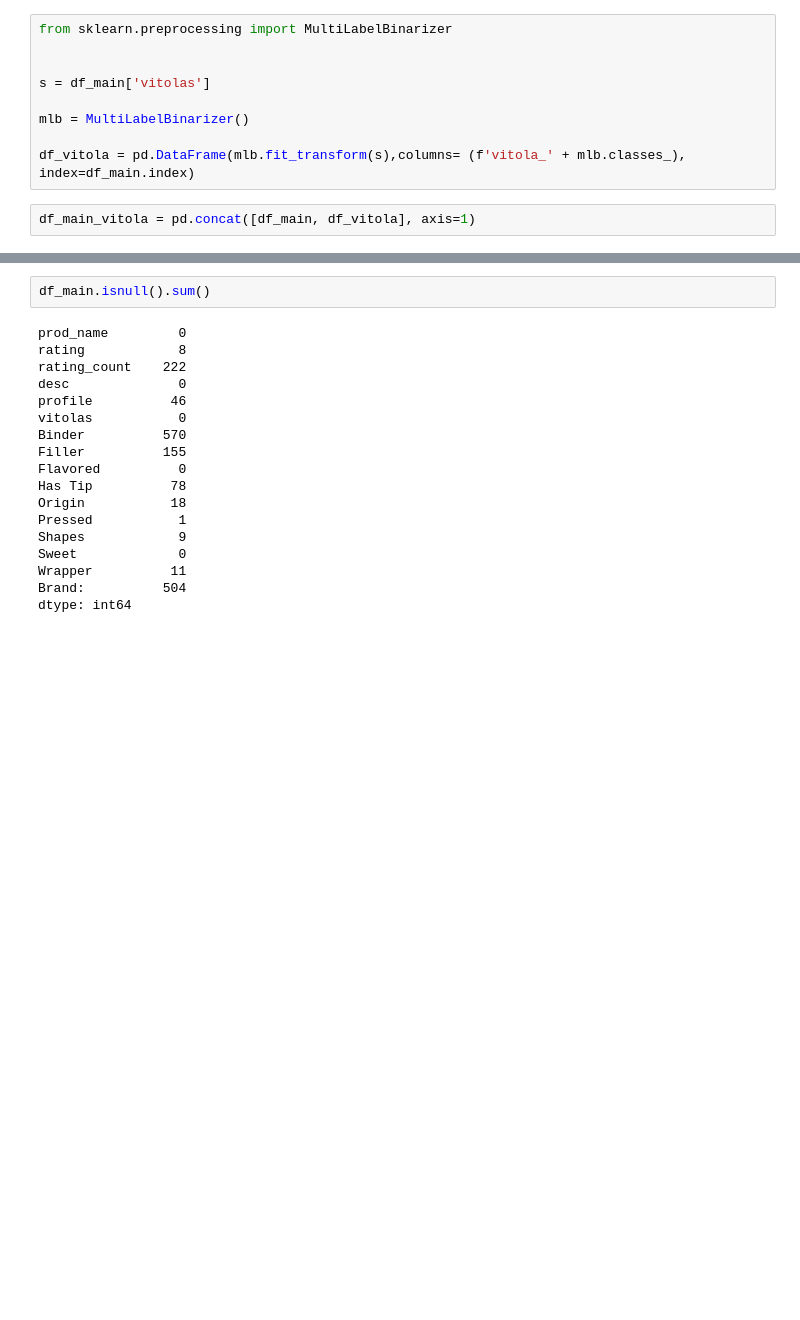
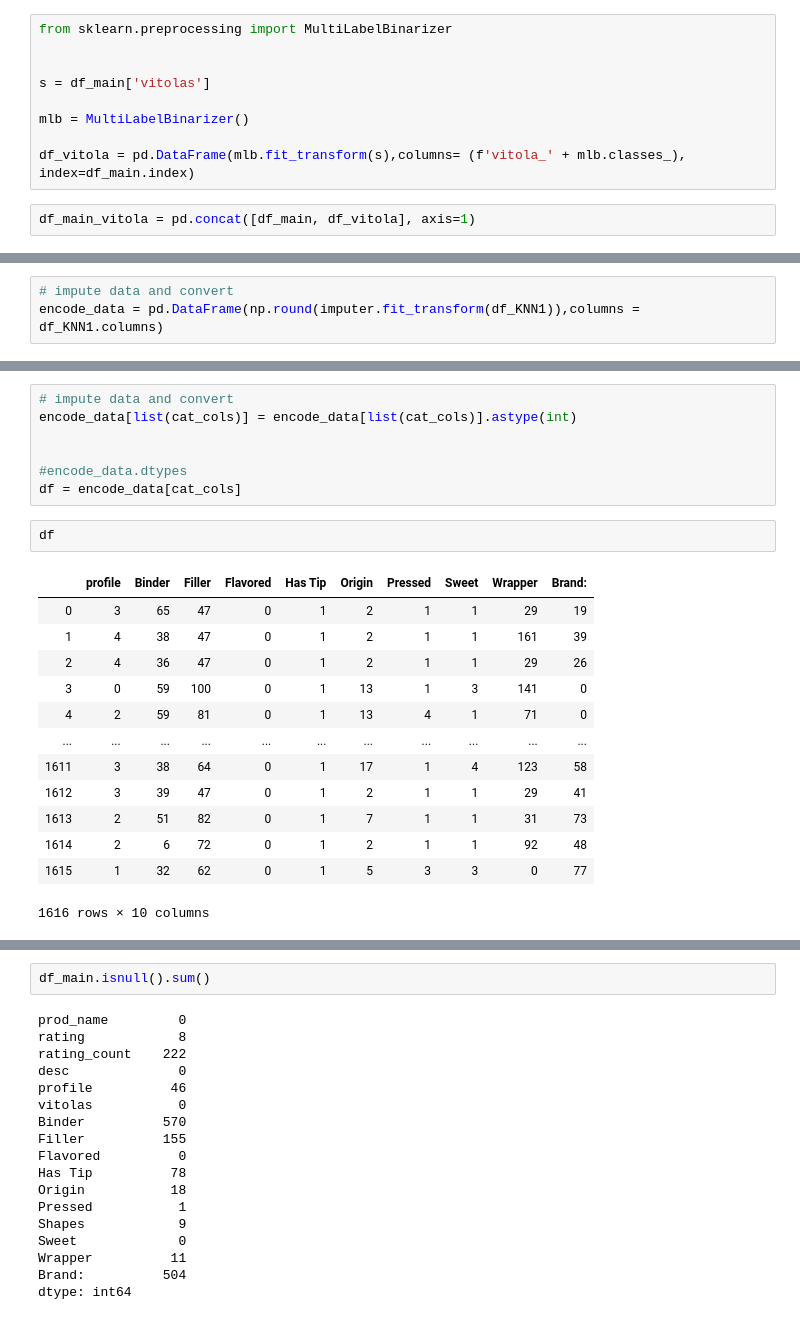
Before and after one commit to SteveRNewman/cigar_recommender, a Jupyter notebook: Working Capstone.ipynb, the cells around one changed output, grey strips where cells are left out. Cells and saved outputs as stored; diff of their text form; blank space fills up the shorter version.

```diff
--- a/Working Capstone.ipynb
+++ b/Working Capstone.ipynb
@@ -81,0 +164,3 @@ memory usage: 202.1+ KB
+# %%
+# impute data and convert
+encode_data = pd.DataFrame(np.round(imputer.fit_transform(df_KNN1)),columns = df_KNN1.columns)
@@ -81,0 +169,23 @@ memory usage: 202.1+ KB
+# %%
+# impute data and convert
+encode_data[list(cat_cols)] = encode_data[list(cat_cols)].astype(int)
+
+
+#encode_data.dtypes
+df = encode_data[cat_cols]
+# %%
+df
+# %% [output]
+|  | profile | Binder | Filler | Flavored | Has Tip | Origin | Pressed | Sweet | Wrapper | Brand: |
+| 0 | 3 | 65 | 47 | 0 | 1 | 2 | 1 | 1 | 29 | 19 |
+| 1 | 4 | 38 | 47 | 0 | 1 | 2 | 1 | 1 | 161 | 39 |
+| 2 | 4 | 36 | 47 | 0 | 1 | 2 | 1 | 1 | 29 | 26 |
+| 3 | 0 | 59 | 100 | 0 | 1 | 13 | 1 | 3 | 141 | 0 |
+| 4 | 2 | 59 | 81 | 0 | 1 | 13 | 4 | 1 | 71 | 0 |
+| ... | ... | ... | ... | ... | ... | ... | ... | ... | ... | ... |
+| 1611 | 3 | 38 | 64 | 0 | 1 | 17 | 1 | 4 | 123 | 58 |
+| 1612 | 3 | 39 | 47 | 0 | 1 | 2 | 1 | 1 | 29 | 41 |
+| 1613 | 2 | 51 | 82 | 0 | 1 | 7 | 1 | 1 | 31 | 73 |
+| 1614 | 2 | 6 | 72 | 0 | 1 | 2 | 1 | 1 | 92 | 48 |
+| 1615 | 1 | 32 | 62 | 0 | 1 | 5 | 3 | 3 | 0 | 77 |
+1616 rows × 10 columns
```
Also changed, not shown: parts of 17 cells of this notebook.
